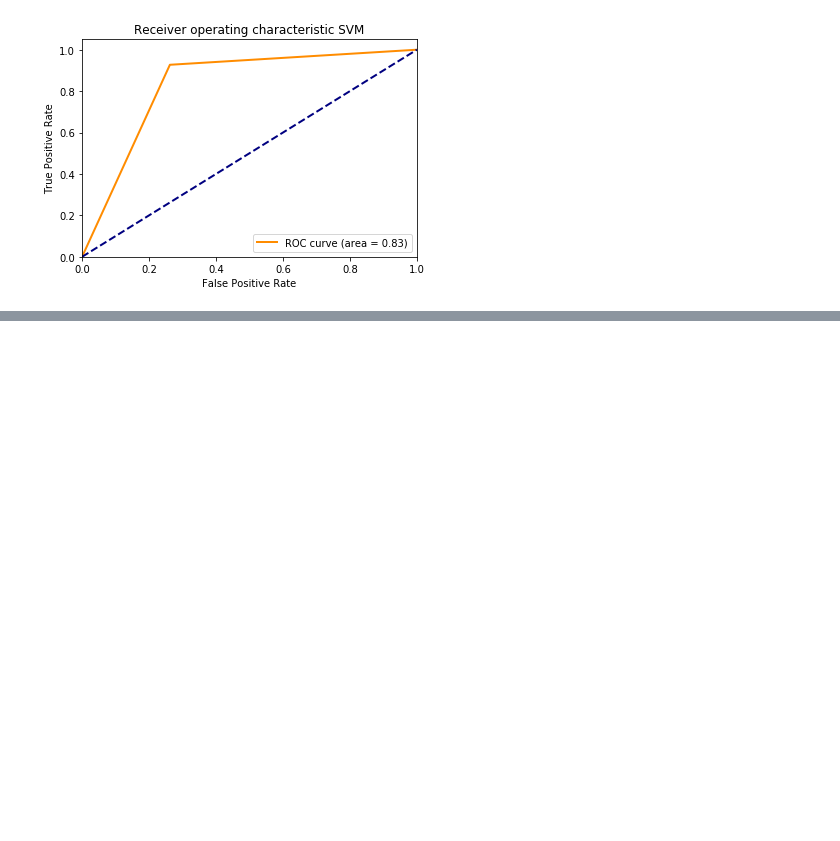
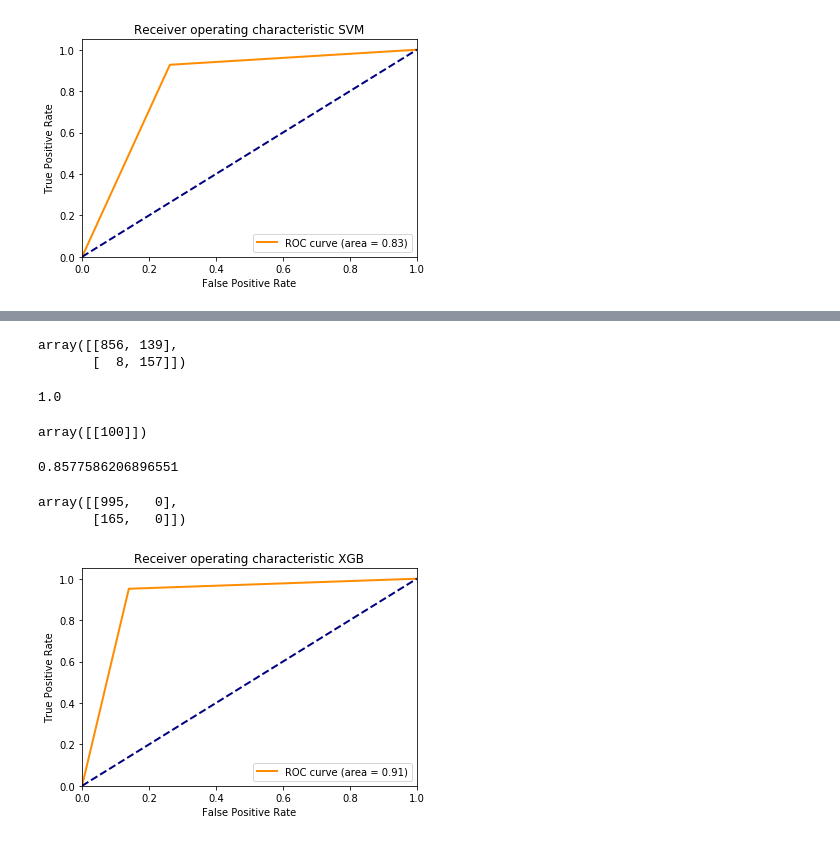
Before and after one commit to livepeer/verification-classifier, a Jupyter notebook: data-analysis/notebooks/Predictive_model.ipynb, the cells around one changed output, grey strips where cells are left out. Cells and saved outputs as stored; diff of their text form; code cells hidden in the pictures; blank space fills up the shorter version.

Commit message:
XBG boost added to Predictive model notebook

```diff
--- a/data-analysis/notebooks/Predictive_model.ipynb
+++ b/data-analysis/notebooks/Predictive_model.ipynb
@@ -20,7 +20,7 @@ import seaborn
 # %% [output]
 Using TensorFlow backend.
 # %%
-data = pd.read_csv(r'/home/jovyan/work/data-analysis/output/metrics-no-size.csv')
+data = pd.read_csv(r'../../output/metrics.csv')
 df = pd.DataFrame(data)
 df['title'] = df['level_0']
 attack_series = []
@@ -418,0 +423,4 @@ plot_roc(fpr, tpr, 'SVM')
+# %%
+classifier = xgb.XGBClassifier()
+classifier.fit(X_train, y_train)
+prediction_XGB = classifier.predict(X_test)
@@ -418,0 +431,29 @@ plot_roc(fpr, tpr, 'SVM')
+# %%
+confusion_matrix(y_test, prediction_XGB)
+# %% [output]
+array([[856, 139],
+       [  8, 157]])
+# %%
+classifier.score(X_test_0,y_test_0)
+# %% [output]
+1.0
+# %%
+prediction_XGB_0 = classifier.predict(X_test_0)
+confusion_matrix(y_test_0,prediction_XGB_0)
+# %% [output]
+array([[100]])
+# %%
+classifier.score(X_test_all,y_test_all)
+# %% [output]
+0.8577586206896551
+# %%
+prediction_XGB_all = classifier.predict(X_test_all)
+confusion_matrix(y_test_all, prediction_XGB_all)
+# %% [output]
+array([[995,   0],
+       [165,   0]])
+# %%
+fpr, tpr, _ = roc_curve(y_test, prediction_XGB)
+plot_roc(fpr, tpr, 'XGB')
+# %% [output]
+[figure, added]
```
Also changed, not shown: parts of 3 cells of this notebook.
